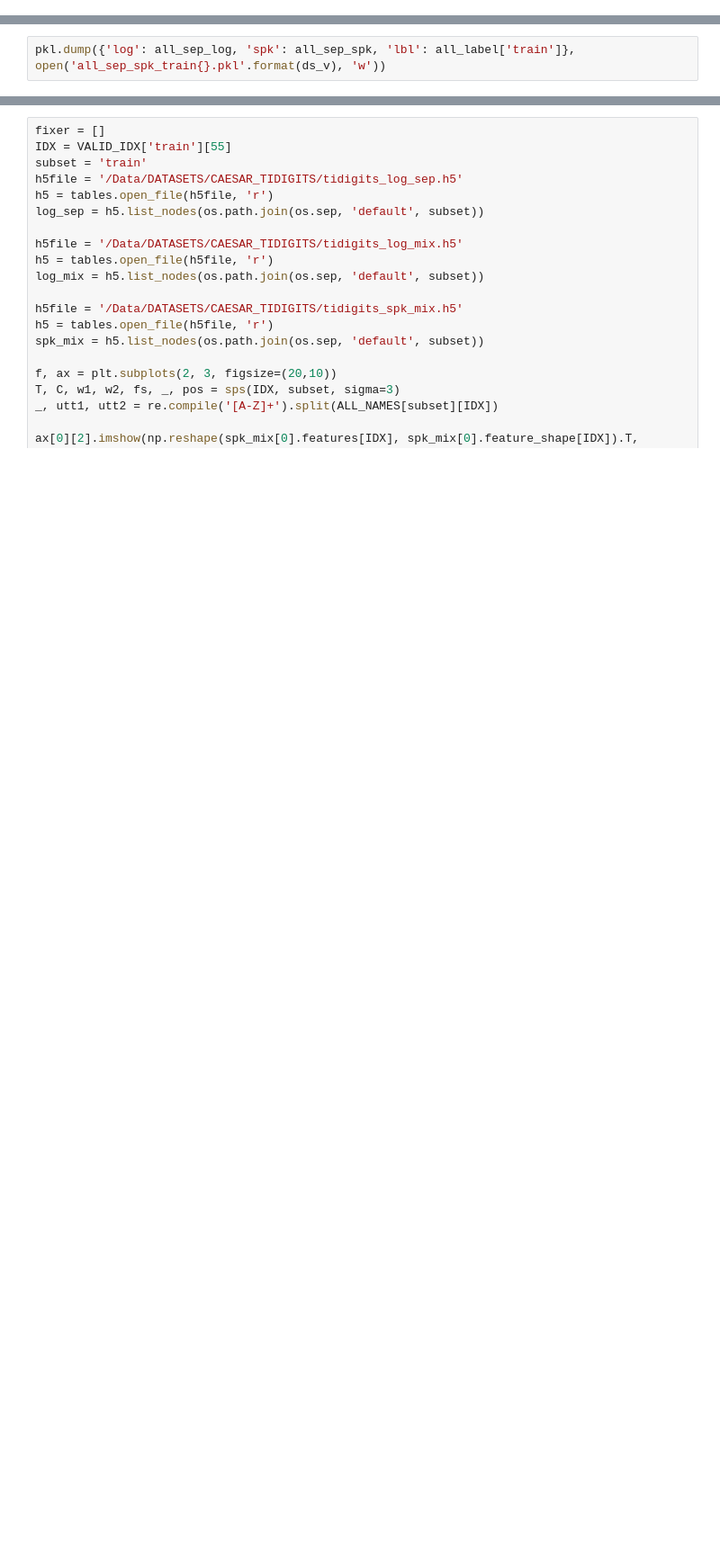
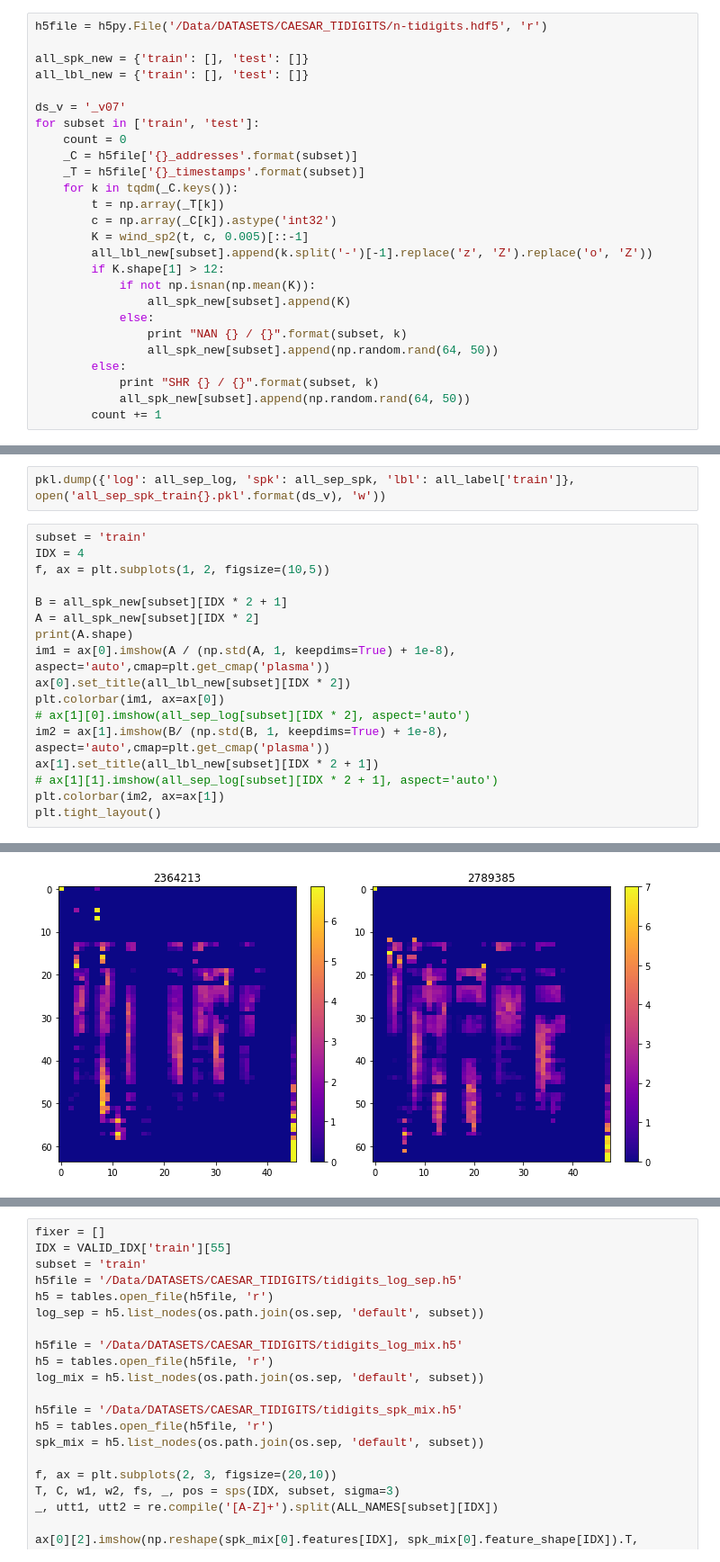
Before and after one commit to SensorsAudioINI/caesar_icassp2019, a Jupyter notebook: SPS_and_reconstruction.ipynb, the cells around one changed output, grey strips where cells are left out. Shown at 90% size. Saved outputs shown, nothing was run; the diff lists cells and outputs as text; blank space fills up the shorter version.

```diff
--- a/SPS_and_reconstruction.ipynb
+++ b/SPS_and_reconstruction.ipynb
@@ -1110,3 +1109,29 @@ for subset in ['train', 'test']:
 
             K = wind_sp(T[i], C[i], limit=True)[::-1]
             all_sep_spk[subset].append(K)
+# %%
+h5file = h5py.File('/Data/DATASETS/CAESAR_TIDIGITS/n-tidigits.hdf5', 'r')
+
+all_spk_new = {'train': [], 'test': []}
+all_lbl_new = {'train': [], 'test': []}
+
+ds_v = '_v07'
+for subset in ['train', 'test']:
+    count = 0
+    _C = h5file['{}_addresses'.format(subset)]
+    _T = h5file['{}_timestamps'.format(subset)]
+    for k in tqdm(_C.keys()):
+        t = np.array(_T[k])
+        c = np.array(_C[k]).astype('int32')
+        K = wind_sp2(t, c, 0.005)[::-1]
+        all_lbl_new[subset].append(k.split('-')[-1].replace('z', 'Z').replace('o', 'Z'))
+        if K.shape[1] > 12:
+            if not np.isnan(np.mean(K)):
+                all_spk_new[subset].append(K)
+            else:
+                print "NAN {} / {}".format(subset, k)
+                all_spk_new[subset].append(np.random.rand(64, 50))
+        else:
+            print "SHR {} / {}".format(subset, k)
+            all_spk_new[subset].append(np.random.rand(64, 50))
+        count += 1
@@ -1192,2 +1247,20 @@ TEST:
 # %%
 pkl.dump({'log': all_sep_log, 'spk': all_sep_spk, 'lbl': all_label['train']}, open('all_sep_spk_train{}.pkl'.format(ds_v), 'w'))
+# %%
+subset = 'train'
+IDX = 4
+f, ax = plt.subplots(1, 2, figsize=(10,5))
+
+B = all_spk_new[subset][IDX * 2 + 1]
+A = all_spk_new[subset][IDX * 2]
+print(A.shape)
+im1 = ax[0].imshow(A / (np.std(A, 1, keepdims=True) + 1e-8), aspect='auto',cmap=plt.get_cmap('plasma'))
+ax[0].set_title(all_lbl_new[subset][IDX * 2])
+plt.colorbar(im1, ax=ax[0])
+# ax[1][0].imshow(all_sep_log[subset][IDX * 2], aspect='auto')
+im2 = ax[1].imshow(B/ (np.std(B, 1, keepdims=True) + 1e-8), aspect='auto',cmap=plt.get_cmap('plasma'))
+ax[1].set_title(all_lbl_new[subset][IDX * 2 + 1])
+# ax[1][1].imshow(all_sep_log[subset][IDX * 2 + 1], aspect='auto')
+plt.colorbar(im2, ax=ax[1])
+plt.tight_layout()
+# %% [output]
@@ -1194,2 +1268,3 @@ pkl.dump({'log': all_sep_log, 'spk': all_sep_spk, 'lbl': all_label['train']}, op
+[figure, added]
 # %%
 subset = 'train'
```
Also changed, not shown: parts of 28 cells of this notebook, 8 other files.
